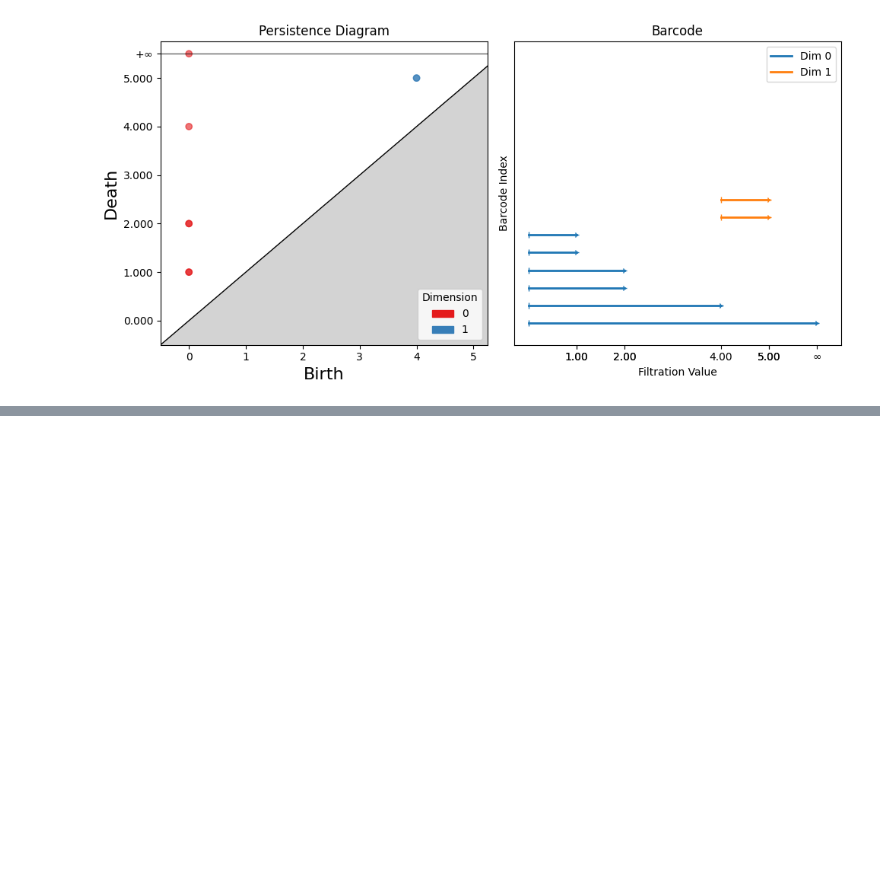
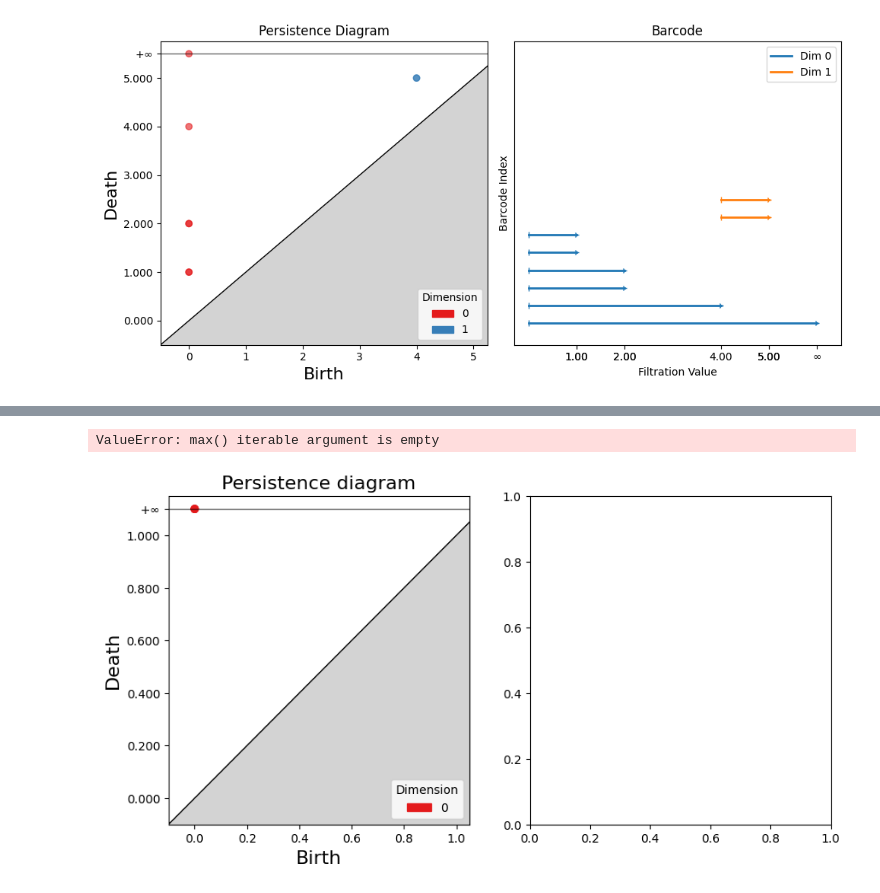
Before and after one commit to aaronbernal28/DataTopology-2025, a Jupyter notebook: notebooks/VR_y_homologia_persistente.ipynb, the cells around one changed output, grey strips where cells are left out. Cells and saved outputs as stored; diff of their text form; code cells hidden in the pictures; blank space fills up the shorter version.

```diff
--- a/notebooks/VR_y_homologia_persistente.ipynb
+++ b/notebooks/VR_y_homologia_persistente.ipynb
@@ -162,0 +184,9 @@ plot_persistence(persistence)
+# %%
+D, simplices = build_boundary_matrix(st)
+Dred = reduce_matrix(D)
+
+persistence_Q = st.persistence(Dred, simplices)
+plot_persistence(persistence_Q)
+# %% [output]
+ValueError: max() iterable argument is empty
+[figure, added]
```
Also changed, not shown: parts of 4 cells of this notebook, 7 other files.
